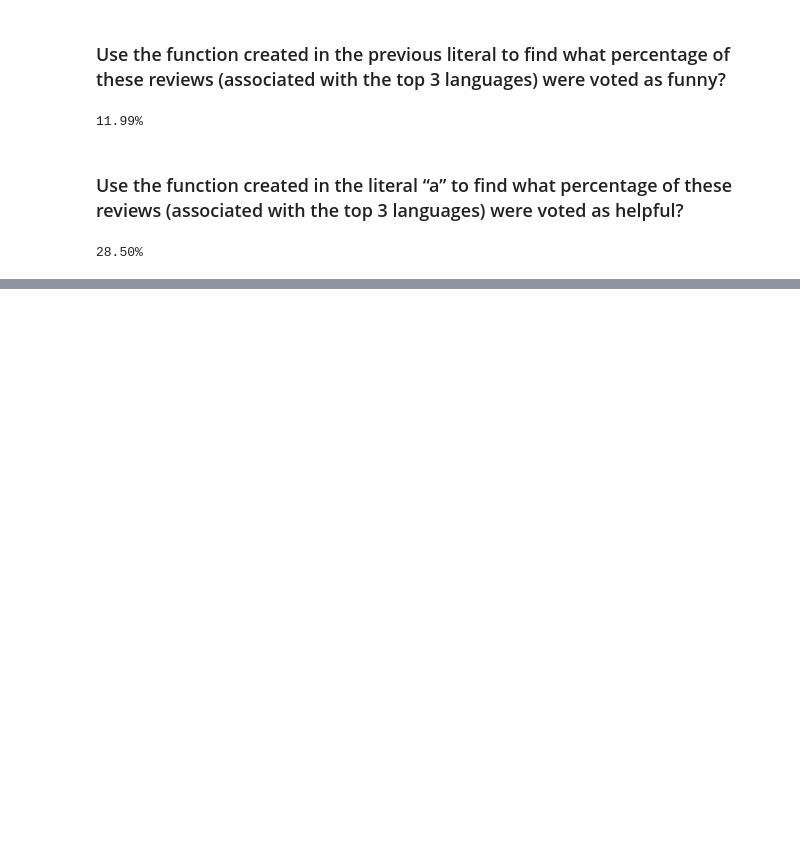
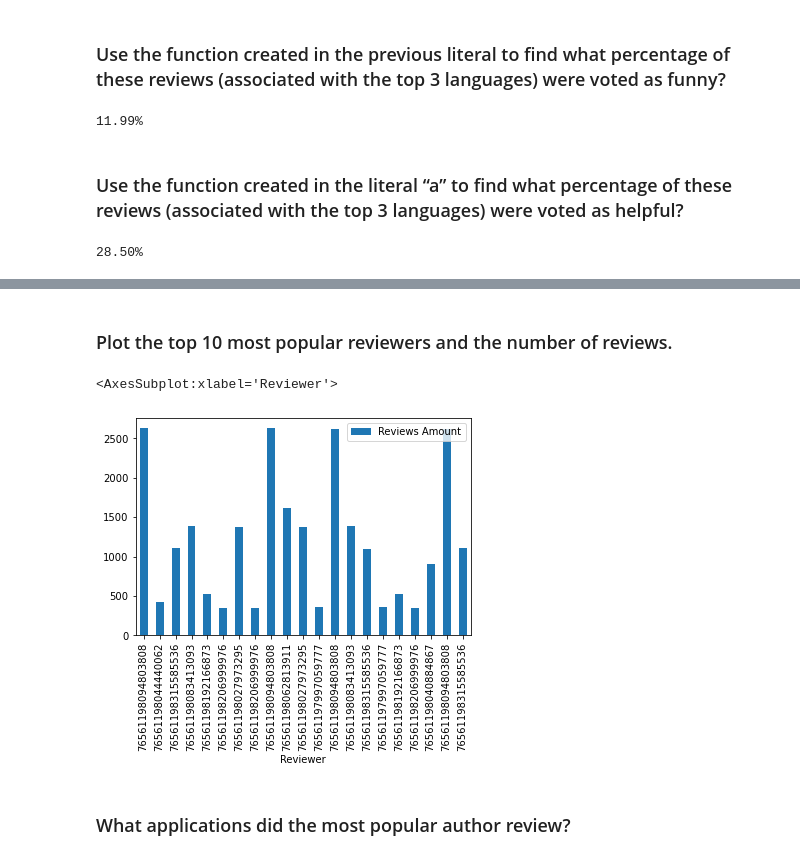
Before and after one commit to S4b3/ADM-HW2-Group44, a Jupyter notebook: main.ipynb, the cells around one changed output, grey strips where cells are left out. Saved outputs shown, nothing was run; the diff lists cells and outputs as text; code cells hidden in the pictures; blank space fills up the shorter version.

```diff
--- a/main.ipynb
+++ b/main.ipynb
@@ -220,0 +223,12 @@ print('{:.2f}%'.format(100 * (len(filtered_ds[filtered_ds['votes_helpful'] > 0])
+# %% [markdown]
+### Plot the top 10 most popular reviewers and the number of reviews.
+# %%
+top_10_reviewers = dataframe[dataframe['author.steamid'].isin(dataframe['author.steamid'].value_counts()[:10].index.tolist())][['author.steamid','author.num_reviews']].drop_duplicates()
+# %%
+reviewers = pd.DataFrame({'Reviewer':top_10_reviewers['author.steamid'], 'Reviews Amount':top_10_reviewers['author.num_reviews']})
+reviewers.plot(x = 'Reviewer', y = 'Reviews Amount', kind='bar')
+# %% [output]
+<AxesSubplot:xlabel='Reviewer'>
+[figure, added]
+# %% [markdown]
+### What applications did the most popular author review?
```
Also changed, not shown: parts of 6 cells of this notebook.
